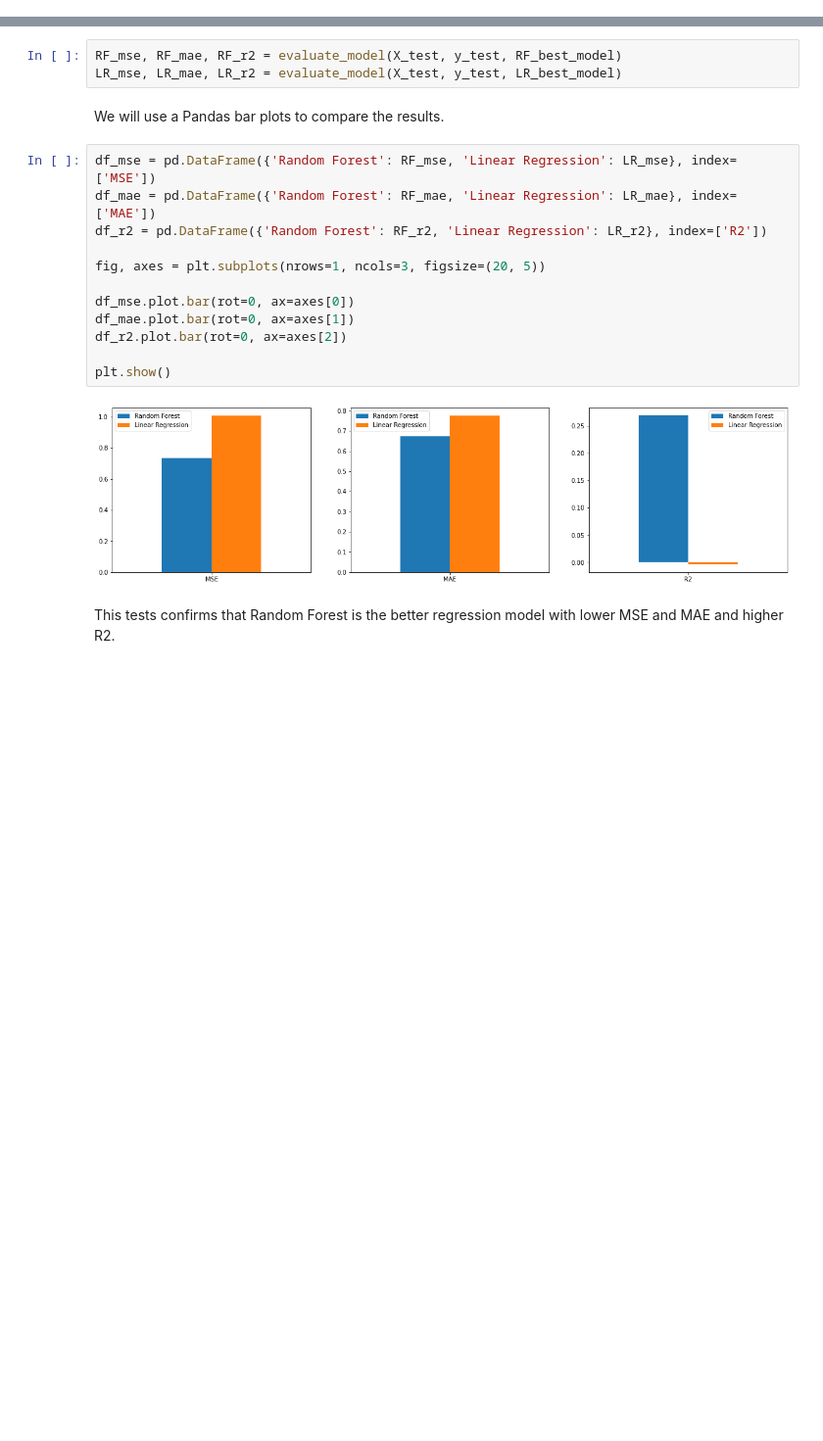
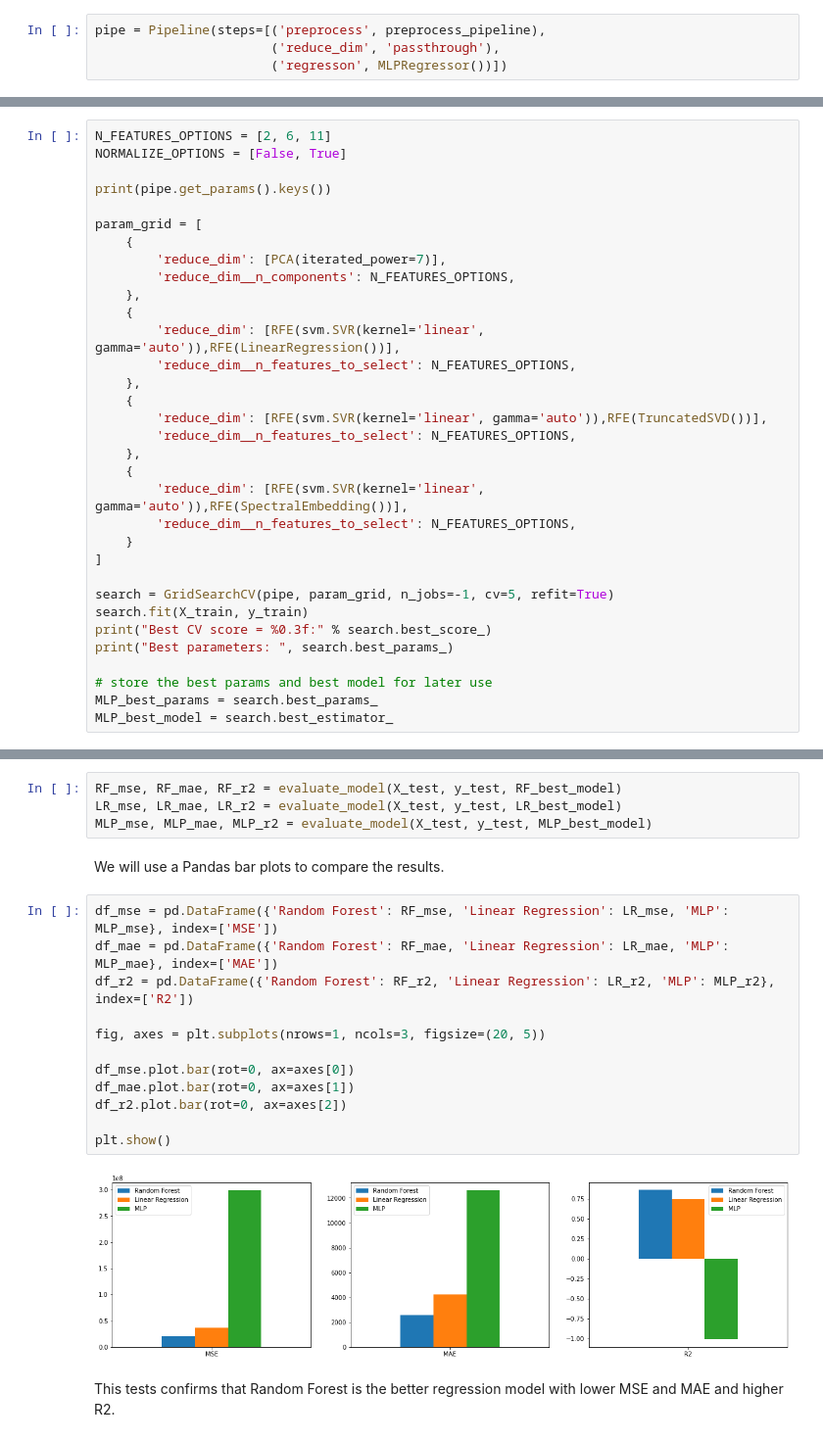
Before and after one commit to Boontay/CS4168_Etivities, a Jupyter notebook: etivity5.ipynb, the cells around one changed output, grey strips where cells are left out. Shown: that part at 98% size. Cells and saved outputs as stored; diff of their text form; blank space fills up the shorter version.

```diff
--- a/etivity5.ipynb
+++ b/etivity5.ipynb
@@ -273,0 +312,4 @@ The results suggest that Random Forest performs better. The cross-validation sco
+# %%
+pipe = Pipeline(steps=[('preprocess', preprocess_pipeline),
+                       ('reduce_dim', 'passthrough'),
+                       ('regresson', MLPRegressor())])
@@ -273,0 +318,33 @@ The results suggest that Random Forest performs better. The cross-validation sco
+# %%
+N_FEATURES_OPTIONS = [2, 6, 11]
+NORMALIZE_OPTIONS = [False, True]
+
+print(pipe.get_params().keys())
+
+param_grid = [
+    {
+        'reduce_dim': [PCA(iterated_power=7)],
+        'reduce_dim__n_components': N_FEATURES_OPTIONS,
+    },
+    {
+        'reduce_dim': [RFE(svm.SVR(kernel='linear', gamma='auto')),RFE(LinearRegression())],
+        'reduce_dim__n_features_to_select': N_FEATURES_OPTIONS,
+    },
+    {
+        'reduce_dim': [RFE(svm.SVR(kernel='linear', gamma='auto')),RFE(TruncatedSVD())],
+        'reduce_dim__n_features_to_select': N_FEATURES_OPTIONS,
+    },
+    {
+        'reduce_dim': [RFE(svm.SVR(kernel='linear', gamma='auto')),RFE(SpectralEmbedding())],
+        'reduce_dim__n_features_to_select': N_FEATURES_OPTIONS,
+    }
+]
+
+search = GridSearchCV(pipe, param_grid, n_jobs=-1, cv=5, refit=True)
+search.fit(X_train, y_train)
+print("Best CV score = %0.3f:" % search.best_score_)
+print("Best parameters: ", search.best_params_)
+
+# store the best params and best model for later use
+MLP_best_params = search.best_params_
+MLP_best_model = search.best_estimator_
@@ -299,22 +380,23 @@ We will use the function above to evaluate the best Random Forest and Linear Reg
 # %%
 RF_mse, RF_mae, RF_r2 = evaluate_model(X_test, y_test, RF_best_model)
 LR_mse, LR_mae, LR_r2 = evaluate_model(X_test, y_test, LR_best_model)
+MLP_mse, MLP_mae, MLP_r2 = evaluate_model(X_test, y_test, MLP_best_model)
 # %% [markdown]
 We will use a Pandas bar plots to compare the results.
 # %%
-df_mse = pd.DataFrame({'Random Forest': RF_mse, 'Linear Regression': LR_mse}, index=['MSE'])
-df_mae = pd.DataFrame({'Random Forest': RF_mae, 'Linear Regression': LR_mae}, index=['MAE'])
-df_r2 = pd.DataFrame({'Random Forest': RF_r2, 'Linear Regression': LR_r2}, index=['R2'])
+df_mse = pd.DataFrame({'Random Forest': RF_mse, 'Linear Regression': LR_mse, 'MLP': MLP_mse}, index=['MSE'])
+df_mae = pd.DataFrame({'Random Forest': RF_mae, 'Linear Regression': LR_mae, 'MLP': MLP_mae}, index=['MAE'])
+df_r2 = pd.DataFrame({'Random Forest': RF_r2, 'Linear Regression': LR_r2, 'MLP': MLP_r2}, index=['R2'])
 
 fig, axes = plt.subplots(nrows=1, ncols=3, figsize=(20, 5))
 
 df_mse.plot.bar(rot=0, ax=axes[0])
 df_mae.plot.bar(rot=0, ax=axes[1])
 df_r2.plot.bar(rot=0, ax=axes[2])
 
 plt.show()
 # %% [output]
-[figure, old version]
+[figure, new version]
 # %% [markdown]
 This tests confirms that Random Forest is the better regression model with lower MSE and MAE and higher R2.
 # %% [markdown]
```
Also changed, not shown: parts of 25 cells of this notebook.
